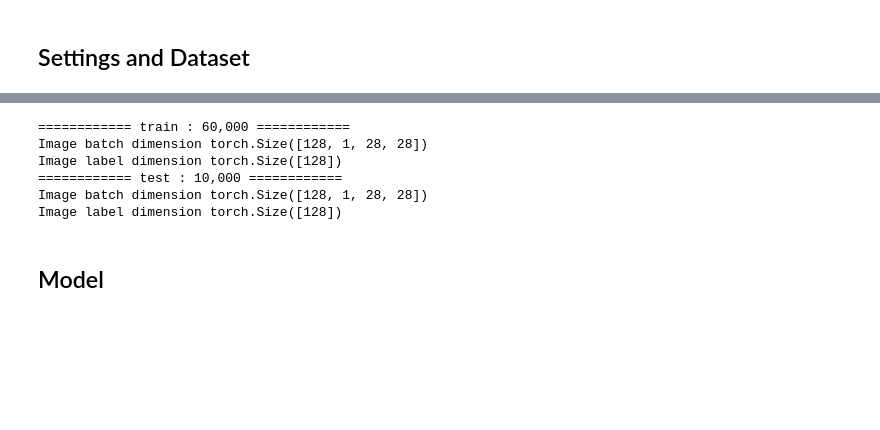
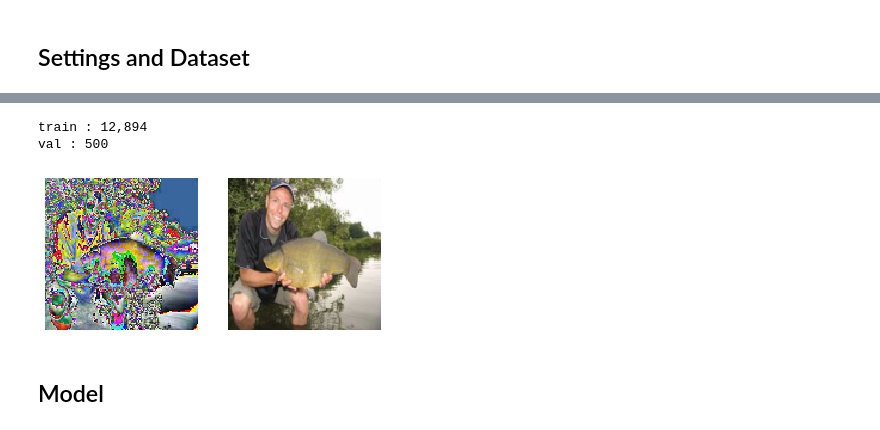
Before and after one commit to jachen36/dl_experiment, a Jupyter notebook: cnn-basic-imagenette.ipynb, the cells around one changed output, grey strips where cells are left out. Cells and saved outputs as stored; diff of their text form; code cells hidden in the pictures; blank space fills up the shorter version.

```diff
--- a/cnn-basic-imagenette.ipynb
+++ b/cnn-basic-imagenette.ipynb
@@ -77,16 +42,47 @@ test_loader = DataLoader(dataset=test_dataset,
+# %%
+def unnormalize(image):
+    """
+        Convert imagenet's normalzied tensor into PIL image to be displayed
+    """
+    image = image * torch.Tensor([0.229, 0.224, 0.225]).view((3,1,1)) + torch.Tensor([0.485, 0.456, 0.406]).view((3,1,1))
+    return transforms.ToPILImage()(image)
+# %%
+################################
+## Imagenette Dataset
+################################
+## TODO: Need to resize images to maatch. img_size = 124?
+
+normalize = transforms.Normalize(mean=[0.485, 0.456, 0.406],
+                                     std=[0.229, 0.224, 0.225])
+resize = transforms.Resize((img_size, img_size))  # images be resized into squares
+
+data_transforms = {
+    'train': transforms.Compose([
+             resize,
+             transforms.ToTensor(),
+             normalize
+    ]),
+    'val': transforms.Compose([
+           resize,
+           transforms.ToTensor(),
+           normalize
+    ])
+}
+
+data_dir = Path('data/imagenette')
+
+image_datasets = {x: datasets.ImageFolder(data_dir/x, data_transforms[x]) for x in ['train', 'val']}
+
+dataloaders = {x: torch.utils.data.DataLoader(image_datasets[x],
+                                              batch_size=batch_size,
+                                              shuffle= x=='train',
+                                              num_workers=4)
+              for x in ['train', 'val']}
+dataset_sizes = {x: len(image_datasets[x]) for x in ['train', 'val']}
 # %%
 # Checking the dataset
-for name, dataset in zip(['train', 'test'], [train_loader, test_loader]):
-    print(f'============ {name} : {len(dataset.dataset):,} ============')
-    for images, labels in dataset:
-
-        print('Image batch dimension', images.shape)
-        print('Image label dimension', labels.shape)
-        break
+for name in ['train', 'val']:
+    print(f'{name} : {len(image_datasets[name]):,}')
 # %% [output]
-============ train : 60,000 ============
-Image batch dimension torch.Size([128, 1, 28, 28])
-Image label dimension torch.Size([128])
-============ test : 10,000 ============
-Image batch dimension torch.Size([128, 1, 28, 28])
-Image label dimension torch.Size([128])
+train : 12,894
+val : 500
@@ -93,3 +91,10 @@ Image label dimension torch.Size([128])
+# %%
+_, axes = plt.subplots(1,2)
+for ax, func in zip(axes, [transforms.ToPILImage(), unnormalize]):
+    ax.imshow(func(image_datasets['train'][1][0]))
+    ax.axis('off')
+# %% [output]
+[figure, added]
 # %% [markdown]
 ## Model
 # %%
```
Also changed, not shown: parts of 16 cells of this notebook, 2 other files.
